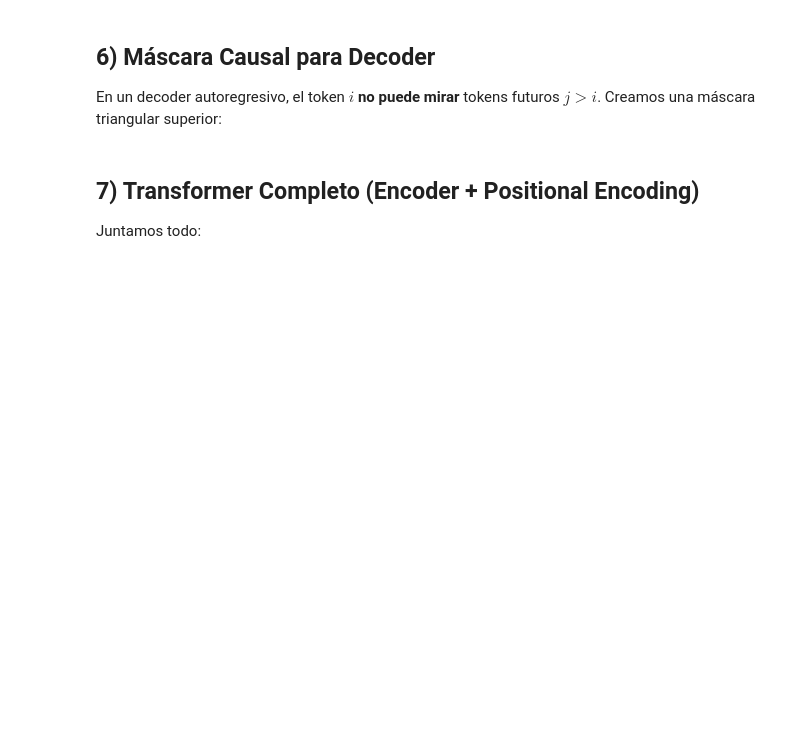
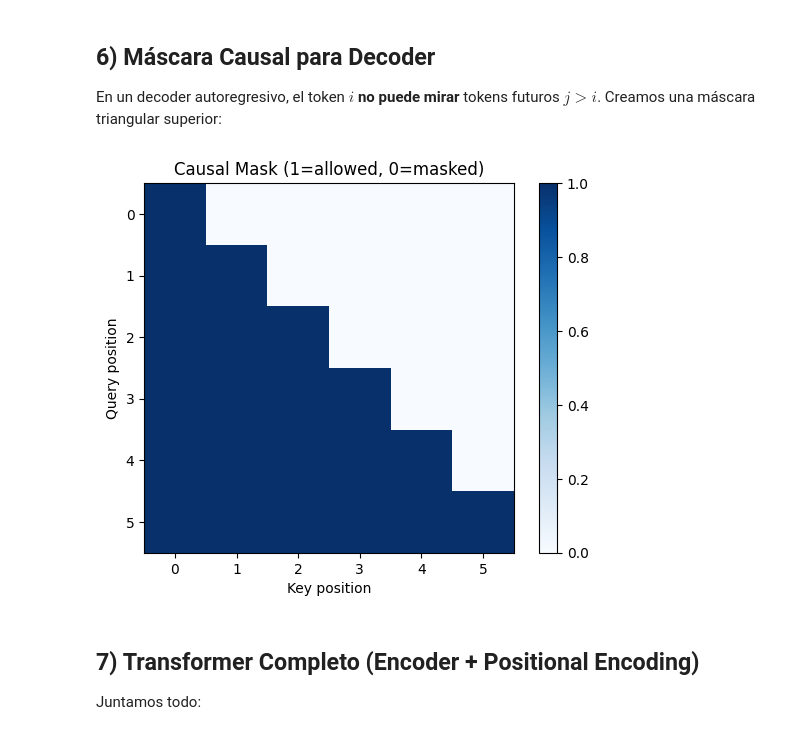
Before and after one commit to Gypsaman/Python-ML, a Jupyter notebook: notebooks/MLPy-sesion14.ipynb, the cells around one changed output. Saved outputs shown, nothing was run; the diff lists cells and outputs as text; code cells hidden in the pictures; blank space fills up the shorter version.

```diff
--- a/notebooks/MLPy-sesion14.ipynb
+++ b/notebooks/MLPy-sesion14.ipynb
@@ -208,17 +224,19 @@ Creamos una máscara triangular superior:
 # %%
 def create_causal_mask(seq_len):
     """Máscara triangular inferior (1 = permitido, 0 = bloqueado)"""
     mask = torch.tril(torch.ones(seq_len, seq_len))
     return mask
 
 # Visualización
 mask = create_causal_mask(6)
-plt.imshow(mask, cmap='Blues')
+plt.imshow(mask.cpu().numpy(), cmap='Blues')  # .cpu().numpy() para matplotlib
 plt.title('Causal Mask (1=allowed, 0=masked)')
 plt.xlabel('Key position')
 plt.ylabel('Query position')
 plt.colorbar()
 plt.show()
+# %% [output]
+[figure, added]
 # %% [markdown]
 ## 7) Transformer Completo (Encoder + Positional Encoding)
 
```
Also changed, not shown: parts of 12 cells of this notebook.
